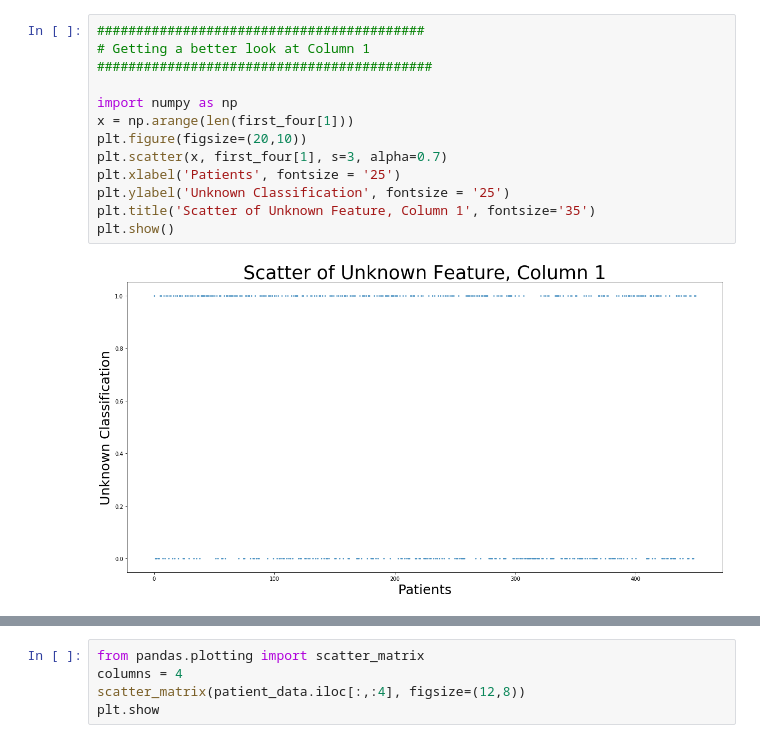
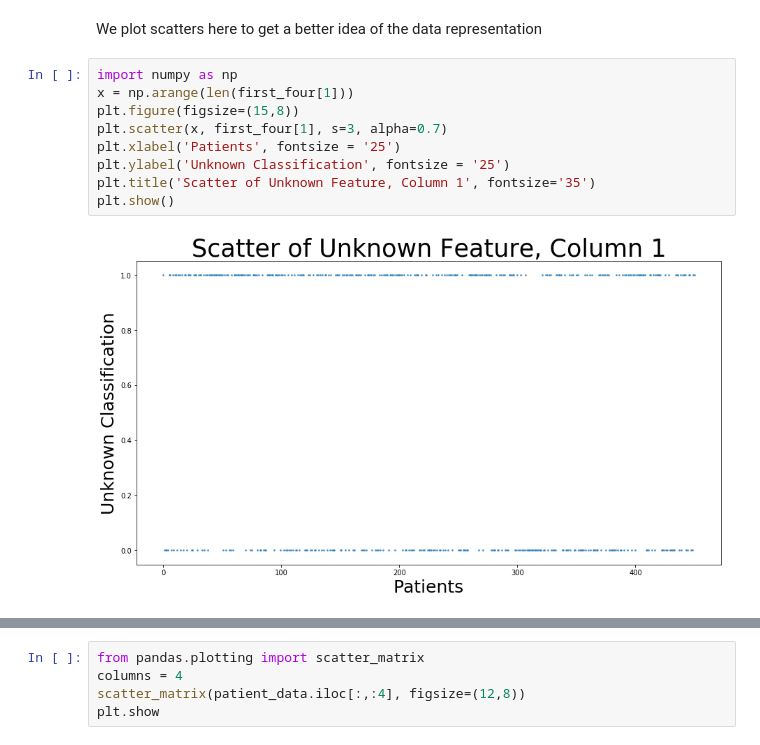
Before and after one commit to jsigee87/Data-Science-Lab-ee379k, a Jupyter notebook: lab1/src/problem5.ipynb, the cells around one changed output, grey strips where cells are left out. Drawn from its saved outputs; the diff is of its cells as text.

```diff
--- a/lab1/src/problem5.ipynb
+++ b/lab1/src/problem5.ipynb
@@ -69,19 +55,17 @@ for i in range(4):
 [figure]
 [figure]
 [figure]
+# %% [markdown]
+We plot scatters here to get a better idea of the data representation
 # %%
-##########################################
-# Getting a better look at Column 1
-###########################################
-
 import numpy as np
 x = np.arange(len(first_four[1]))
-plt.figure(figsize=(20,10))
+plt.figure(figsize=(15,8))
 plt.scatter(x, first_four[1], s=3, alpha=0.7)
 plt.xlabel('Patients', fontsize = '25')
 plt.ylabel('Unknown Classification', fontsize = '25')
 plt.title('Scatter of Unknown Feature, Column 1', fontsize='35')
 plt.show()
 # %% [output]
-[figure, old version]
+[figure, new version]
 # %%
```
Also changed, not shown: parts of 17 cells of this notebook, 2 other files.
